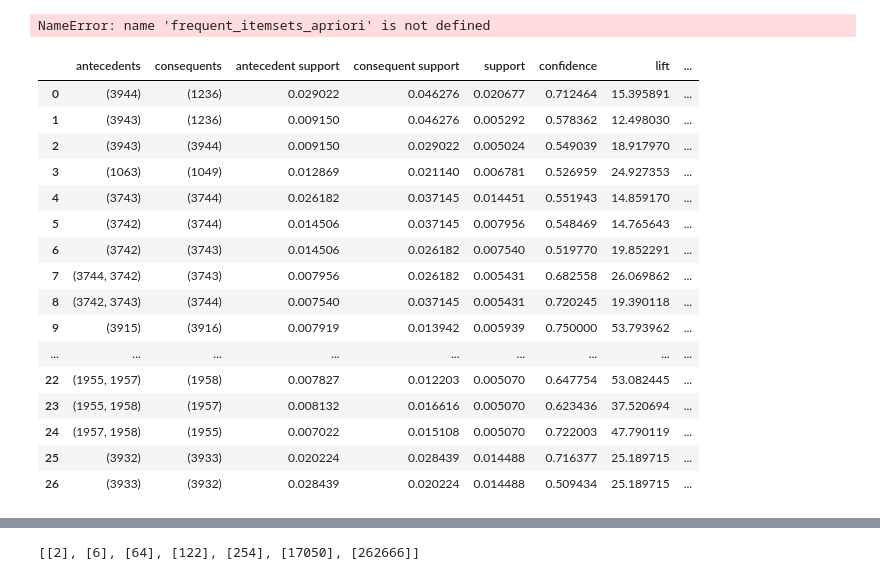
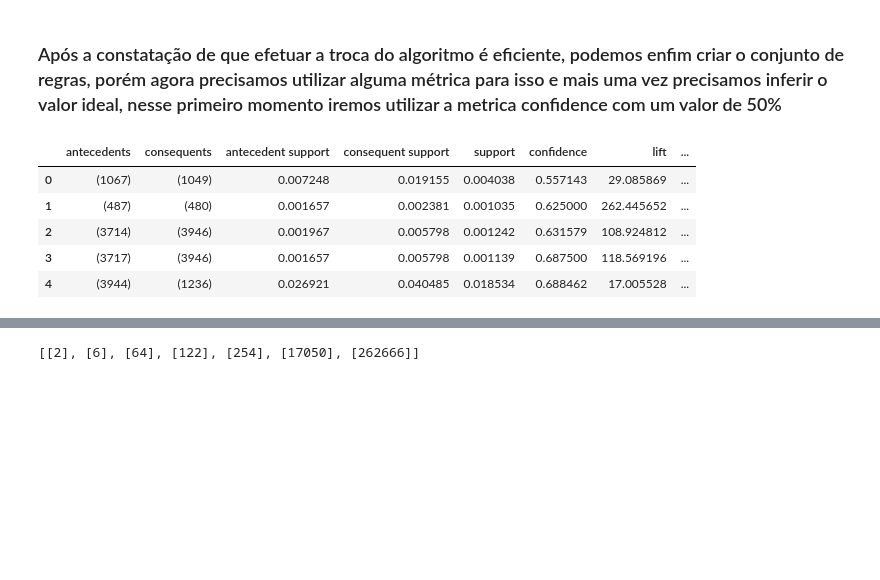
Before and after one commit to Rafael-T-Santos/TERA-Recomendacao, a Jupyter notebook: Projeto_principal.ipynb, the cells around one changed output, grey strips where cells are left out. Saved outputs shown, nothing was run; the diff lists cells and outputs as text; code cells hidden in the pictures; blank space fills up the shorter version.

```diff
--- a/Projeto_principal.ipynb
+++ b/Projeto_principal.ipynb
@@ -15,5 +15,5 @@ pd.set_option('display.max_rows', None)
 # %%
-df = pd.read_csv('base_30042019_30042022.csv')
+df = pd.read_csv(r'API\datasets\base_01012022_31032022.csv')
 # %%
 df.info()
 # %% [output]
@@ -44,0 +69,3 @@ df[df>1] = 1
+# %%
+qt_transact = 10
+calc_support = qt_transact / len(df.index)
@@ -67,6 +89,6 @@ frequent_itemsets_apriori[(frequent_itemsets_apriori['length'] >= 2)].sort_value
 # %%
-frequent_itemsets_fpgrowth = fpgrowth(df, min_support=0.004, use_colnames=True)
+frequent_itemsets_fpgrowth = fpgrowth(df, min_support=calc_support, use_colnames=True)
 frequent_itemsets_fpgrowth['length'] = frequent_itemsets_fpgrowth['itemsets'].apply(lambda x: len(x))
-frequent_itemsets_fpgrowth[(frequent_itemsets_fpgrowth['length'] >= 2)].sort_values('support', ascending = False)
+frequent_itemsets_fpgrowth[(frequent_itemsets_fpgrowth['length'] >= 2)].sort_values('support', ascending = False).head()
 # %% [output]
 |  | support | itemsets | length |
@@ -89,30 +100,14 @@ frequent_itemsets_fpgrowth[(frequent_itemsets_fpgrowth['length'] >= 2)].sort_val
-# %%
-#Criando regra considerando 50% de confiança
-rules_apriori = association_rules(frequent_itemsets_apriori, metric = "lift", min_threshold = 1)
-rules_apriori.sort_values(by=['lift'], ascending = False)
-rules_apriori
-# %% [output]
-NameError: name 'frequent_itemsets_apriori' is not defined
+# %% [markdown]
+### Após a constatação de que efetuar a troca do algoritmo é eficiente, podemos enfim criar o conjunto de regras, porém agora precisamos utilizar alguma métrica para isso e mais uma vez precisamos inferir o valor ideal, nesse primeiro momento iremos utilizar a metrica confidence com um valor de 50%
 # %%
 #Criando regra considerando 50% de confiança
 rules_fpgrowth = association_rules(frequent_itemsets_fpgrowth, metric = "confidence", min_threshold = 0.5)
 rules_fpgrowth.sort_values(by=['lift'], ascending = False)
-rules_fpgrowth
+rules_fpgrowth.head()
 # %% [output]
 |  | antecedents | consequents | antecedent support | consequent support | support | confidence | lift | ... |
-| 0 | (3944) | (1236) | 0.029022 | 0.046276 | 0.020677 | 0.712464 | 15.395891 | ... |
-| 1 | (3943) | (1236) | 0.009150 | 0.046276 | 0.005292 | 0.578362 | 12.498030 | ... |
-| 2 | (3943) | (3944) | 0.009150 | 0.029022 | 0.005024 | 0.549039 | 18.917970 | ... |
-| 3 | (1063) | (1049) | 0.012869 | 0.021140 | 0.006781 | 0.526959 | 24.927353 | ... |
-| 4 | (3743) | (3744) | 0.026182 | 0.037145 | 0.014451 | 0.551943 | 14.859170 | ... |
-| 5 | (3742) | (3744) | 0.014506 | 0.037145 | 0.007956 | 0.548469 | 14.765643 | ... |
-| 6 | (3742) | (3743) | 0.014506 | 0.026182 | 0.007540 | 0.519770 | 19.852291 | ... |
-| 7 | (3744, 3742) | (3743) | 0.007956 | 0.026182 | 0.005431 | 0.682558 | 26.069862 | ... |
-| 8 | (3742, 3743) | (3744) | 0.007540 | 0.037145 | 0.005431 | 0.720245 | 19.390118 | ... |
-| 9 | (3915) | (3916) | 0.007919 | 0.013942 | 0.005939 | 0.750000 | 53.793962 | ... |
-| ... | ... | ... | ... | ... | ... | ... | ... | ... |
-| 22 | (1955, 1957) | (1958) | 0.007827 | 0.012203 | 0.005070 | 0.647754 | 53.082445 | ... |
-| 23 | (1955, 1958) | (1957) | 0.008132 | 0.016616 | 0.005070 | 0.623436 | 37.520694 | ... |
-| 24 | (1957, 1958) | (1955) | 0.007022 | 0.015108 | 0.005070 | 0.722003 | 47.790119 | ... |
-| 25 | (3932) | (3933) | 0.020224 | 0.028439 | 0.014488 | 0.716377 | 25.189715 | ... |
-| 26 | (3933) | (3932) | 0.028439 | 0.020224 | 0.014488 | 0.509434 | 25.189715 | ... |
+| 0 | (1067) | (1049) | 0.007248 | 0.019155 | 0.004038 | 0.557143 | 29.085869 | ... |
+| 1 | (487) | (480) | 0.001657 | 0.002381 | 0.001035 | 0.625000 | 262.445652 | ... |
+| 2 | (3714) | (3946) | 0.001967 | 0.005798 | 0.001242 | 0.631579 | 108.924812 | ... |
+| 3 | (3717) | (3946) | 0.001657 | 0.005798 | 0.001139 | 0.687500 | 118.569196 | ... |
+| 4 | (3944) | (1236) | 0.026921 | 0.040485 | 0.018534 | 0.688462 | 17.005528 | ... |
```
Also changed, not shown: parts of 39 cells of this notebook, 1 other file.
